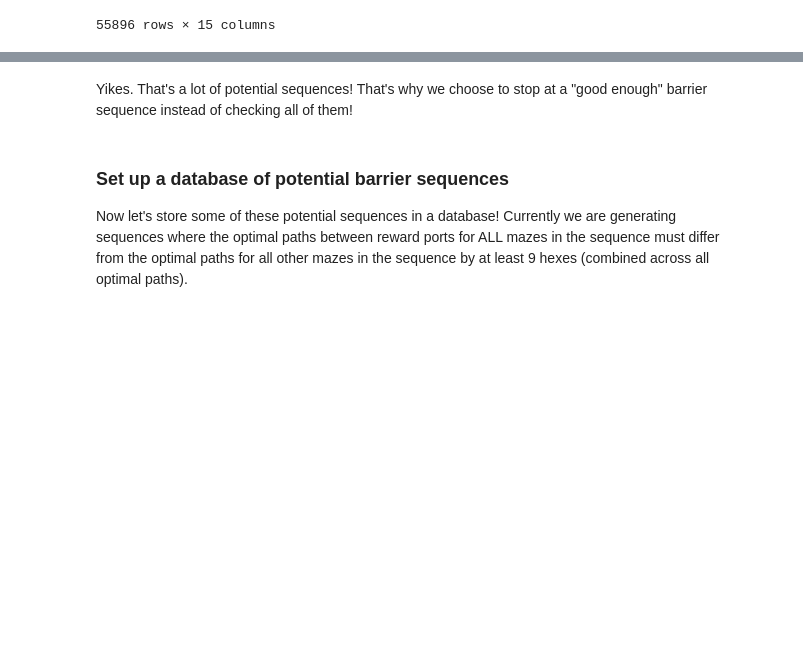
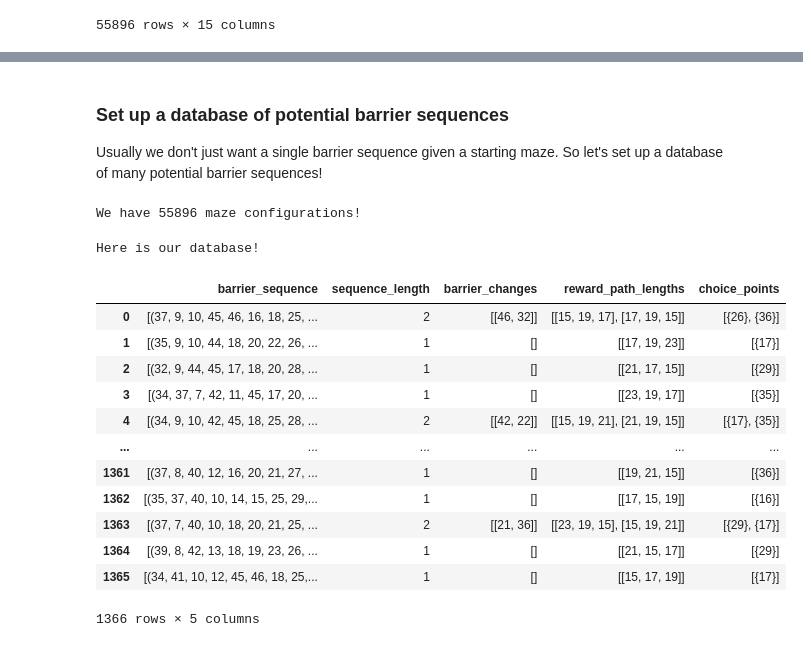
Before and after one commit to calderast/Hex-maze, a Jupyter notebook: Tutorials/Generate_Custom_Barrier_Sequence_Database.ipynb, the cells around one changed output, grey strips where cells are left out. Drawn from its saved outputs; the diff is of its cells as text; code cells hidden in the pictures; blank space fills up the shorter version.

```diff
--- a/Tutorials/Generate_Custom_Barrier_Sequence_Database.ipynb
+++ b/Tutorials/Generate_Custom_Barrier_Sequence_Database.ipynb
@@ -67,46 +107,50 @@ Barrier set 3: frozenset({34, 40, 10, 12, 45, 46, 18, 25, 31})
-# %% [markdown]
-Yikes. That's a lot of potential sequences! That's why we choose to stop at a "good enough" barrier sequence instead of checking all of them!
 # %% [markdown]
 ### Set up a database of potential barrier sequences
-Now let's store some of these potential sequences in a database! Currently we are generating sequences where the optimal paths between reward ports for ALL mazes in the sequence must differ from the optimal paths for all other mazes in the sequence by at least 9 hexes (combined across all optimal paths).
+Usually we don't just want a single barrier sequence given a starting maze. So let's set up a database of many potential barrier sequences!
 # %%
 from tqdm import tqdm
-import pickle
-from hex_maze_utils import get_barrier_sequence, get_barrier_sequence_attributes, df_lookup
+from hex_maze_utils import get_barrier_sequence, get_barrier_sequence_attributes
 
 # Load the maze configuration database
 df = pd.read_pickle('../maze_configuration_database.pkl')
 
-# Get a list of all mazes in the database
+# Get a list of all mazes in the database so we can iterate
 all_mazes = df['barriers'].tolist()
-print(f"We have {len(all_mazes)} maze configurations!")
+print(f"We have {len(all_mazes)} maze configurations to choose from!")
 
+# Set up a list to store the barrier sequences + info about them
 barrier_sequence_dicts = []
 
-# Create a database of barrier sequences starting from mazes 1000-2000 in our list of mazes
-for maze in tqdm(all_mazes[:1000]):
+# Create a database of barrier sequences (starting from mazes 5000-7000 in our maze database... using the entire database could take quite a while so sometimes we do this in chunks)
+for maze in tqdm(all_mazes[5000:7000]):
 
-    # Make sure the starting mazes fit our criteria
+    # Find a potential barrier sequence starting with this maze
+    barrier_sequence = get_barrier_sequence(df, maze, min_hex_diff=9, max_sequence_length=6, criteria_type='ALL')
 
-    # All 3 paths lengths are different
-    criteria3 = len(set(df_lookup(df, maze, 'reward_path_lengths'))) == 3
-    # Only 1 critical choice point
-    criteria4 = df_lookup(df, maze, 'num_choice_points')==1
-
-    if not (criteria3 and criteria4):
-        continue
-
-    # Calculate a potential barrier sequence for each maze
-    barrier_sequence = get_barrier_sequence(df, maze, min_hex_diff=9, max_sequence_length=6, criteria_type='JOSE')
-
-    # Get attributes for this sequence
+    # Calculate attributes for this sequence
     sequence_dict = get_barrier_sequence_attributes(df, barrier_sequence)
 
     # Add it to our dictionary
     barrier_sequence_dicts.append(sequence_dict)
 
 # Create DataFrame
 barrier_sequence_database = pd.DataFrame(barrier_sequence_dicts)
 
 print("Here is our database!")
 display(barrier_sequence_database)
+# %% [output]
+We have 55896 maze configurations!
+Here is our database!
+|  | barrier_sequence | sequence_length | barrier_changes | reward_path_lengths | choice_points |
+| 0 | [(37, 9, 10, 45, 46, 16, 18, 25, ... | 2 | [[46, 32]] | [[15, 19, 17], [17, 19, 15]] | [{26}, {36}] |
+| 1 | [(35, 9, 10, 44, 18, 20, 22, 26, ... | 1 | [] | [[17, 19, 23]] | [{17}] |
+| 2 | [(32, 9, 44, 45, 17, 18, 20, 28, ... | 1 | [] | [[21, 17, 15]] | [{29}] |
+| 3 | [(34, 37, 7, 42, 11, 45, 17, 20, ... | 1 | [] | [[23, 19, 17]] | [{35}] |
+| 4 | [(34, 9, 10, 42, 45, 18, 25, 28, ... | 2 | [[42, 22]] | [[15, 19, 21], [21, 19, 15]] | [{17}, {35}] |
+| ... | ... | ... | ... | ... | ... |
+| 1361 | [(37, 8, 40, 12, 16, 20, 21, 27, ... | 1 | [] | [[19, 21, 15]] | [{36}] |
+| 1362 | [(35, 37, 40, 10, 14, 15, 25, 29,... | 1 | [] | [[17, 15, 19]] | [{16}] |
+| 1363 | [(37, 7, 40, 10, 18, 20, 21, 25, ... | 2 | [[21, 36]] | [[23, 19, 15], [15, 19, 21]] | [{29}, {17}] |
+| 1364 | [(39, 8, 42, 13, 18, 19, 23, 26, ... | 1 | [] | [[21, 15, 17]] | [{29}] |
+| 1365 | [(34, 41, 10, 12, 45, 46, 18, 25,... | 1 | [] | [[15, 17, 19]] | [{17}] |
+1366 rows × 5 columns
```
Also changed, not shown: parts of 16 cells of this notebook, 1 other file.
